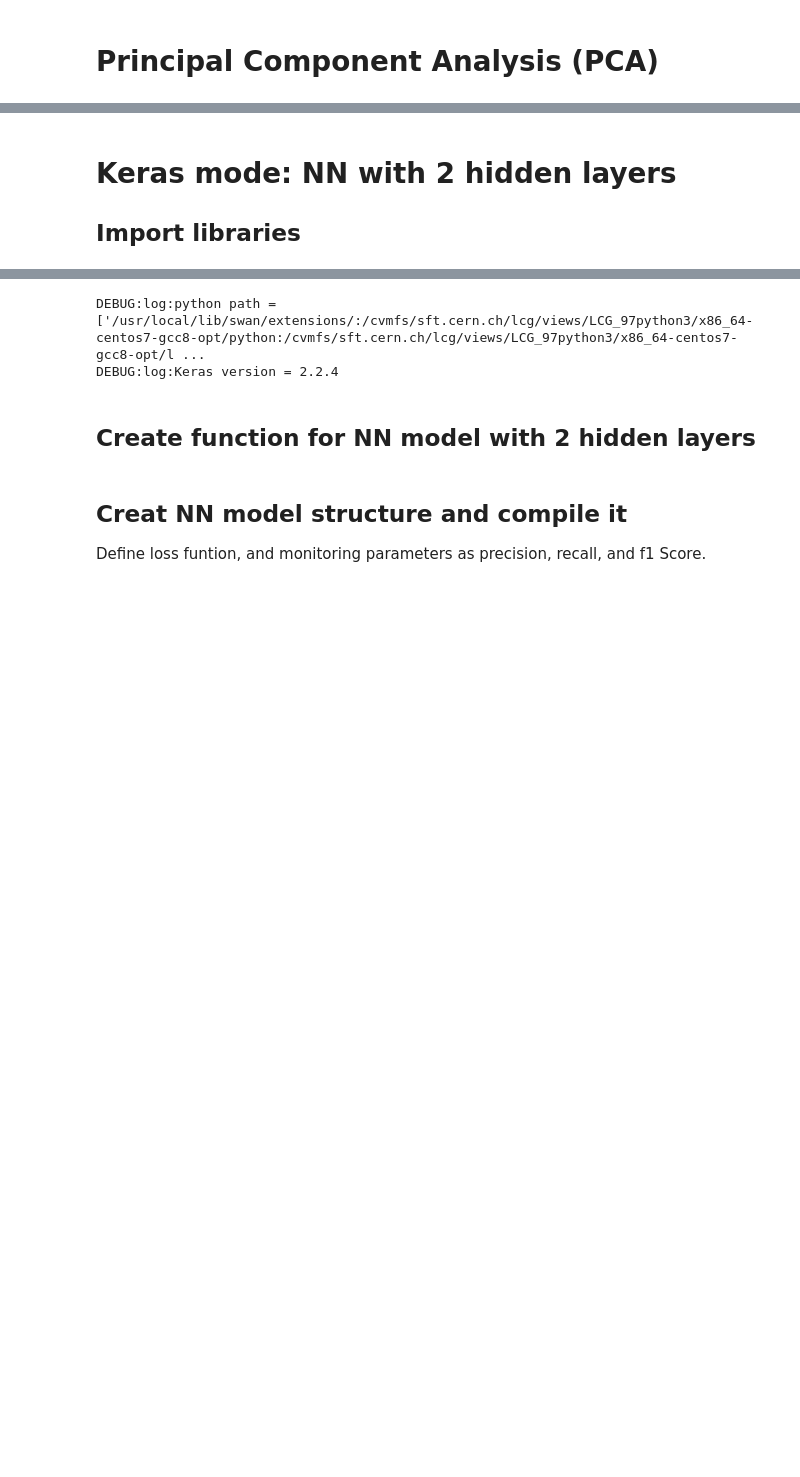
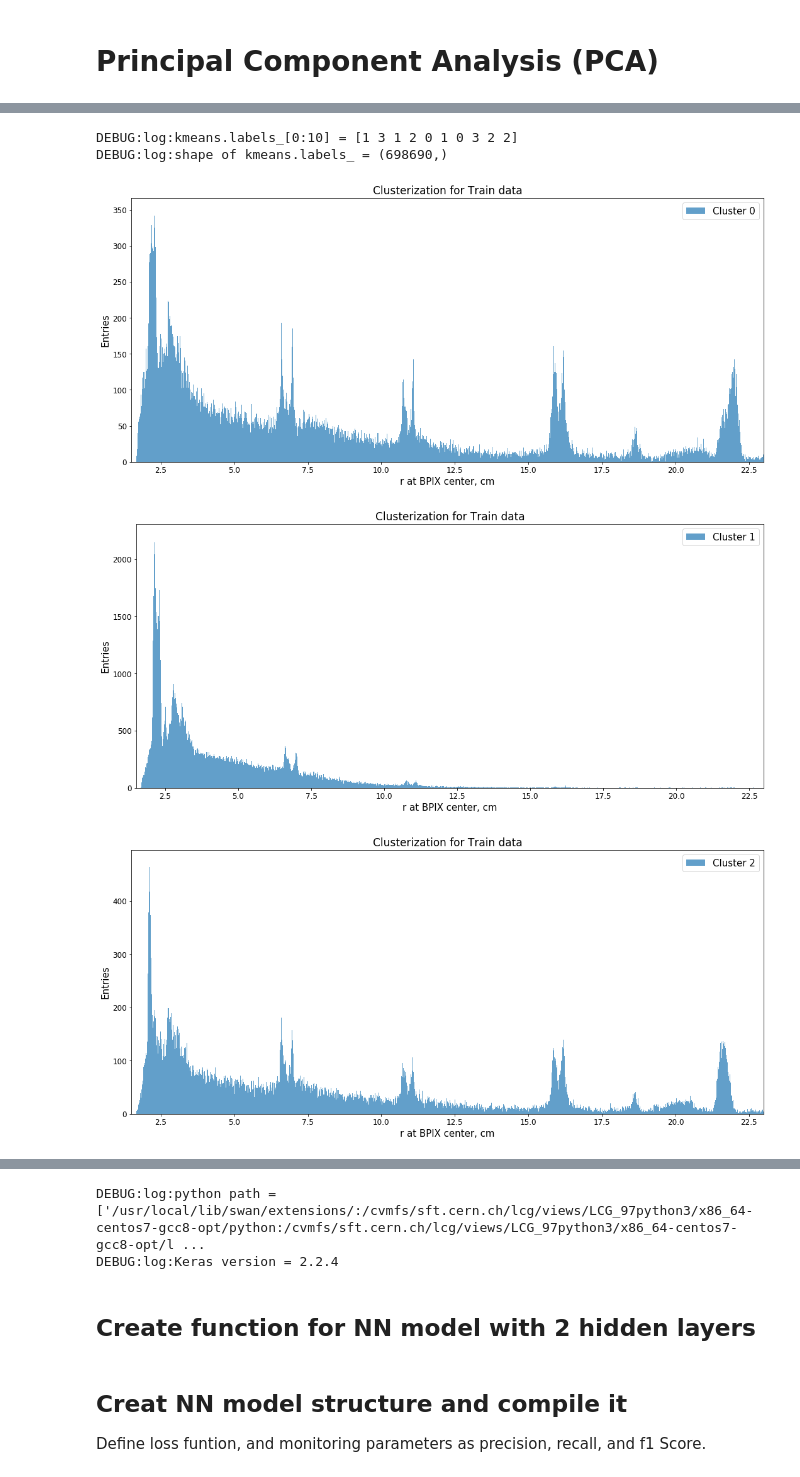
Before and after one commit to kropiv/MLforNI, a Jupyter notebook: NI_ML.ipynb, the cells around one changed output, grey strips where cells are left out. Cells and saved outputs as stored; diff of their text form; code cells hidden in the pictures; blank space fills up the shorter version.

Commit message:
add clustering algorithm, add signal and background estimation with sideband, calculate weight for crossentropy

```diff
--- a/NI_ML.ipynb
+++ b/NI_ML.ipynb
@@ -1200,4 +1307,60 @@ The rest of variables' pairs in X_PCA looks very similar to X_PCA[1] vs. X_PCA[3
-# %% [markdown]
-# Keras mode: NN with 2 hidden layers <a class="anchor" id="KerasModel"></a>
-
-## Import libraries <a class="anchor" id="ImportKeras"></a>
+# %%
+from sklearn.cluster import MiniBatchKMeans
+
+kmeans = MiniBatchKMeans(n_clusters=4, n_init=100, random_state=0, batch_size=8192).fit(Xnorm_Train_PCA)
+# %%
+logger.debug("kmeans.labels_[0:10] = " + str(kmeans.labels_[0:10]))
+logger.debug("shape of kmeans.labels_ = " + str(kmeans.labels_.shape))
+Y_Train_Cluster = kmeans.labels_
+
+#kmeans.predict([[0, 0], [12, 3]])
+
+#kmeans.cluster_centers_
+
+def PlotR_Kmeans_pred(Rad, Y_pred, Rmin, Rmax, Tit, i_cluster, nb):
+    # using the variable ax for single a Axes
+    fig, ax = plt.subplots(1,1, figsize=(15,7))
+    num_bins = nb
+    transperance = 0.7
+
+
+#     n_Sig, bins, patches = ax.hist(Rad[np.logical_and(np.logical_and(Rad > Rmin, Rad < Rmax),
+#                                                   np.logical_and(Y_pred > -1, Y_pred < numSig))],
+#                                num_bins, range =[Rmin,Rmax], alpha = transperance)
+    n_Sig, bins, patches = ax.hist(Rad[Y_pred == i_cluster],
+                               num_bins, range =[Rmin,Rmax], alpha = transperance)
+
+    Xtitle = 'r at BPIX center, cm'
+    Ytitle = 'Entries'
+    ax.set_xlabel(Xtitle)
+    ax.set_ylabel(Ytitle)
+    ax.set_title("Clusterization for "+ Tit + " data")
+    ax.legend(['Cluster ' +str(i_cluster)], loc='upper right')
+    ax.set_xlim(Rmin,Rmax)
+
+
+    #plt.xscale('log')
+    #plt.yscale('log')
+    fig.tight_layout()
+
+    #plt.savefig('Results/' + ModelName + '_' + Tit + '_Pred.pdf')
+    plt.show()
+
+
+# the histogram of the data
+#Radius_Train = np.sqrt(np.square(data[:,1])+np.square(data[:,2]))
+Radius_BP_Train = np.sqrt(np.square(X_Train[:,1]-0.171)+np.square(X_Train[:,2]+0.176))
+Radius_BP_Test = np.sqrt(np.square(X_Test[:,1]-0.171)+np.square(X_Test[:,2]+0.176))
+Radius_BPIX_Train = np.sqrt(np.square(X_Train[:,1]-0.086)+np.square(X_Train[:,2]+0.102))
+Radius_BPIX_Test = np.sqrt(np.square(X_Test[:,1]-0.086)+np.square(X_Test[:,2]+0.102))
+Radius_Tube_Train = np.sqrt(np.square(X_Train[:,1]+0.080)+np.square(X_Train[:,2]+0.318))
+Radius_Tube_Test = np.sqrt(np.square(X_Test[:,1]+0.080)+np.square(X_Test[:,2]+0.318))
+
+for n_cluster in range(0,4):
+    PlotR_Kmeans_pred(Radius_BPIX_Train, Y_Train_Cluster, 1.5, 23., "Train", n_cluster, 2000)
+# %% [output]
+DEBUG:log:kmeans.labels_[0:10] = [1 3 1 2 0 1 0 3 2 2]
+DEBUG:log:shape of kmeans.labels_ = (698690,)
+[figure, added]
+[figure, added]
+[figure, added]
```
Also changed, not shown: parts of 19 cells of this notebook.
